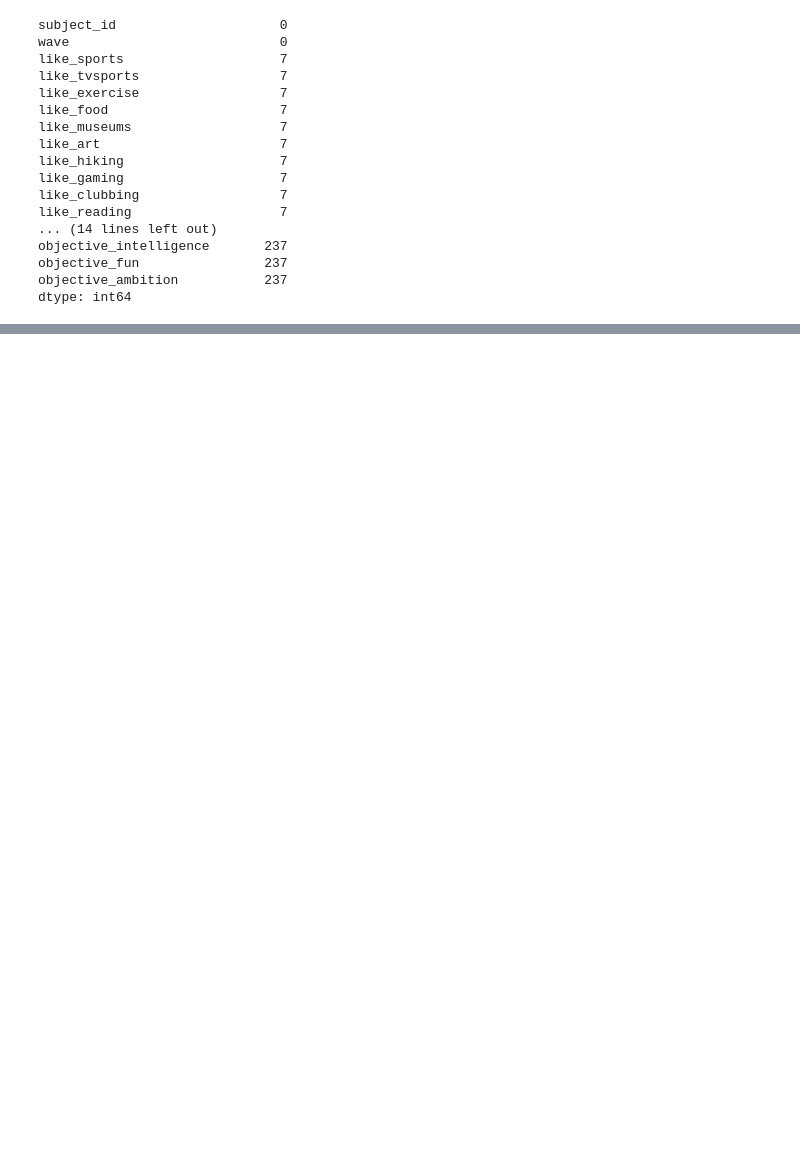
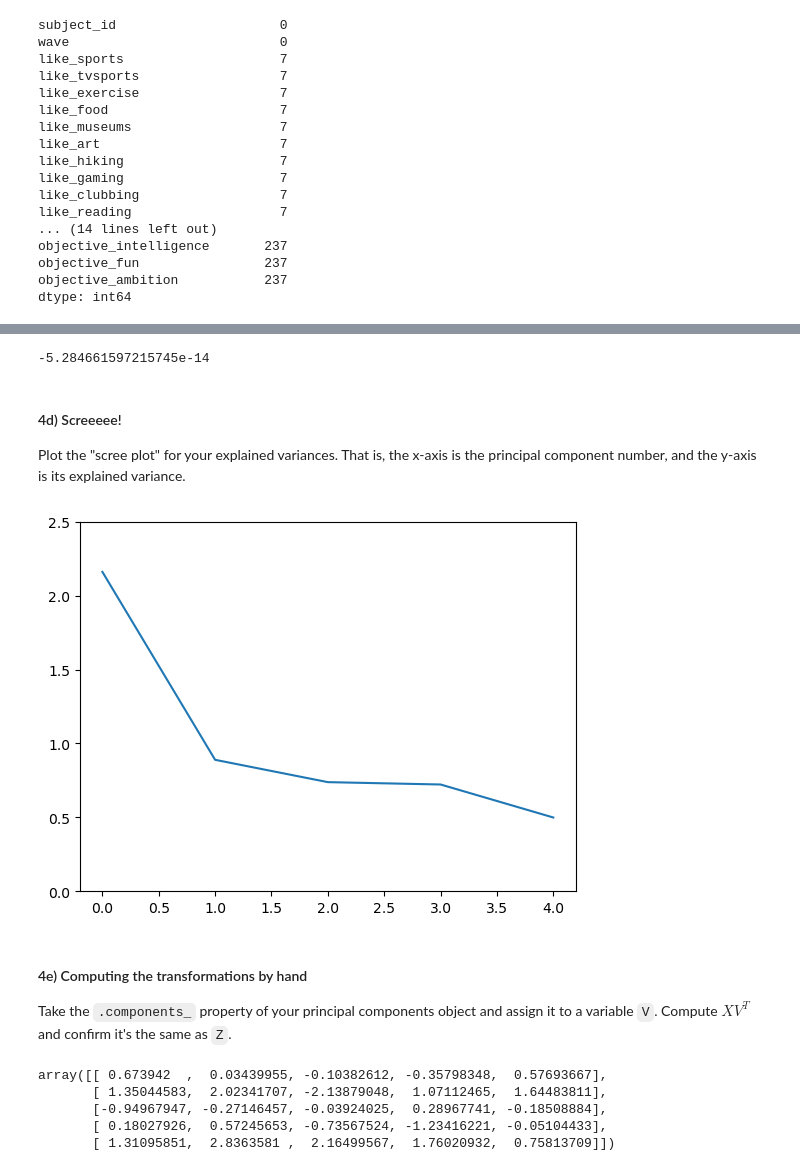
Before and after one commit to ga-curriculum/lab-principal-component-analysis, a Jupyter notebook: solution-code/pca-intro-lab-solutions.ipynb, the cells around one changed output, grey strips where cells are left out. Cells and saved outputs as stored; diff of their text form; code cells hidden in the pictures; blank space fills up the shorter version.

```diff
--- a/solution-code/pca-intro-lab-solutions.ipynb
+++ b/solution-code/pca-intro-lab-solutions.ipynb
@@ -571,0 +174,6 @@ print(np.mean(pca_scores))
+# %%
+sc = StandardScaler()
+pc = PCA()
+
+X = sc.fit_transform(subj)
+Z = pc.fit_transform(X)
@@ -571,0 +217,16 @@ print(np.mean(pca_scores))
+# %%
+# Also zero! The vectors are orthogonal
+pc1 @ pc2
+# %% [output]
+-5.284661597215745e-14
+# %% [markdown]
+#### 4d) Screeeee!
+Plot the "scree plot" for your explained variances. That is, the x-axis is the principal component number, and the y-axis is its explained variance.
+# %%
+plt.plot(pc.explained_variance_)
+plt.ylim(0, 2.5);
+# %% [output]
+[figure, added]
+# %% [markdown]
+#### 4e) Computing the transformations by hand
+Take the `.components_` property of your principal components object and assign it to a variable `V`. Compute $XV^T$ and confirm it's the same as `Z`.
@@ -571,0 +235,8 @@ print(np.mean(pca_scores))
+# %%
+(X @ V.T)[:5, :]
+# %% [output]
+array([[ 0.673942  ,  0.03439955, -0.10382612, -0.35798348,  0.57693667],
+       [ 1.35044583,  2.02341707, -2.13879048,  1.07112465,  1.64483811],
+       [-0.94967947, -0.27146457, -0.03924025,  0.28967741, -0.18508884],
+       [ 0.18027926,  0.57245653, -0.73567524, -1.23416221, -0.05104433],
+       [ 1.31095851,  2.8363581 ,  2.16499567,  1.76020932,  0.75813709]])
```
Also changed, not shown: parts of 113 cells of this notebook, 1 other file.
